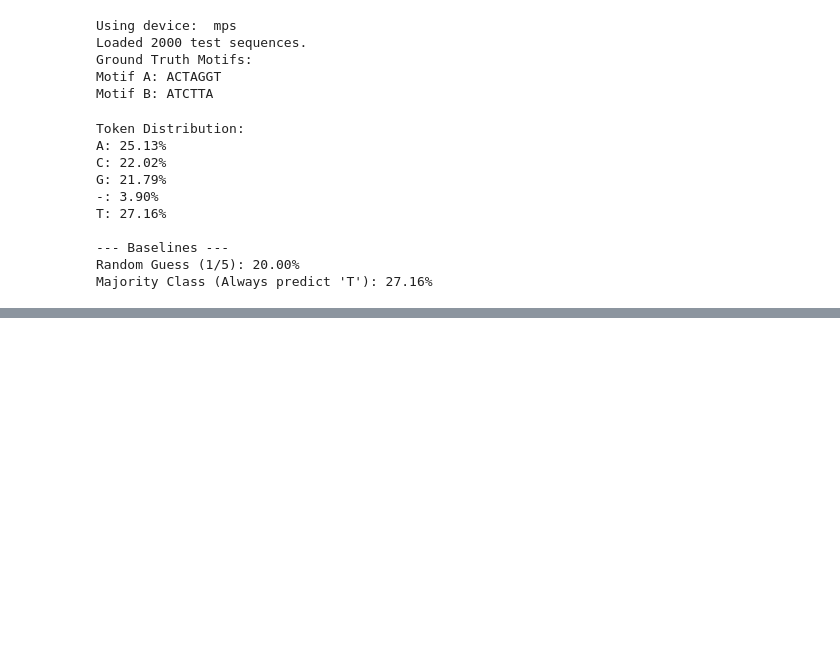
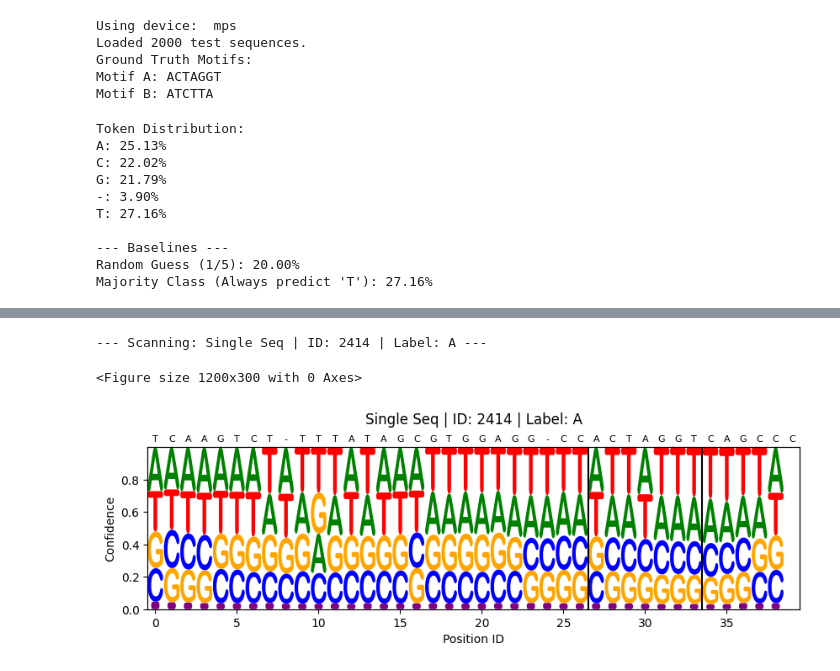
Before and after one commit to LegoCreation/InsDelGLM, a Jupyter notebook: notebooks/first_evaluation.ipynb, the cells around one changed output, grey strips where cells are left out. Saved outputs shown, nothing was run; the diff lists cells and outputs as text; code cells hidden in the pictures; blank space fills up the shorter version.

```diff
--- a/notebooks/first_evaluation.ipynb
+++ b/notebooks/first_evaluation.ipynb
@@ -82,3 +76,33 @@ T: 27.16%
 --- Baselines ---
 Random Guess (1/5): 20.00%
 Majority Class (Always predict 'T'): 27.16%
+# %%
+def precompute_motif_metadata(df, motif_map):
+    """
+    Scans the dataset ONCE and saves start/end indices for all motifs.
+    """
+    df_meta = df.copy()
+
+    print("Pre-computing motif positions...")
+    for name, seq in motif_map.items():
+        # Find start index (-1 if not found)
+        df_meta[f'{name}_start'] = df_meta['sequences'].str.find(seq)
+
+        # Calculate end index
+        df_meta[f'{name}_end'] = df_meta.apply(
+            lambda x: x[f'{name}_start'] + len(seq) if x[f'{name}_start'] != -1 else -1,
+            axis=1
+        )
+
+    return df_meta
+
+
+# --- EXECUTE ---
+motif_map = {
+    "Motif_A": MOTIF_A,
+    "Motif_B": MOTIF_B
+}
+
+test_df_enriched = precompute_motif_metadata(test_df, motif_map)
+print("Metadata computed. Sample:")
+test_df_enriched[[col for col in test_df_enriched.columns if 'start' in col]].head()
@@ -139 +297,7 @@ Majority Class (Always predict 'T'): 27.16%
+# %%
+viz.plot_single(test_df_enriched, 2414, motif_seq=MOTIF_A)
+# %% [output]
+--- Scanning: Single Seq | ID: 2414 | Label: A ---
+<Figure size 1200x300 with 0 Axes>
+[figure, added]
 # %%
```
Also changed, not shown: parts of 11 cells of this notebook, 4 other files.
